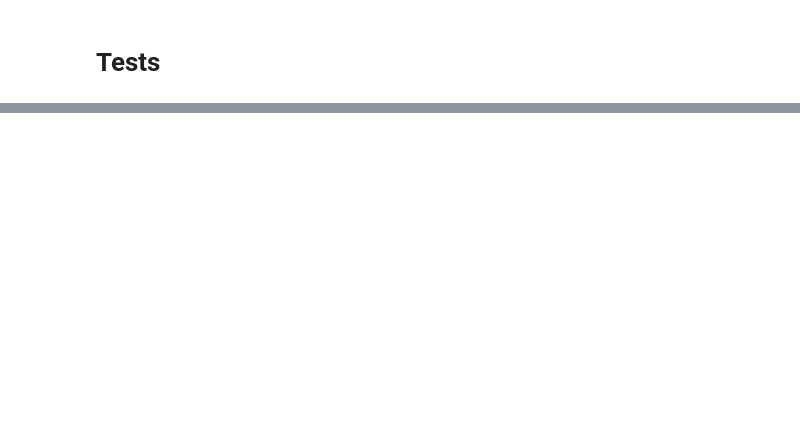
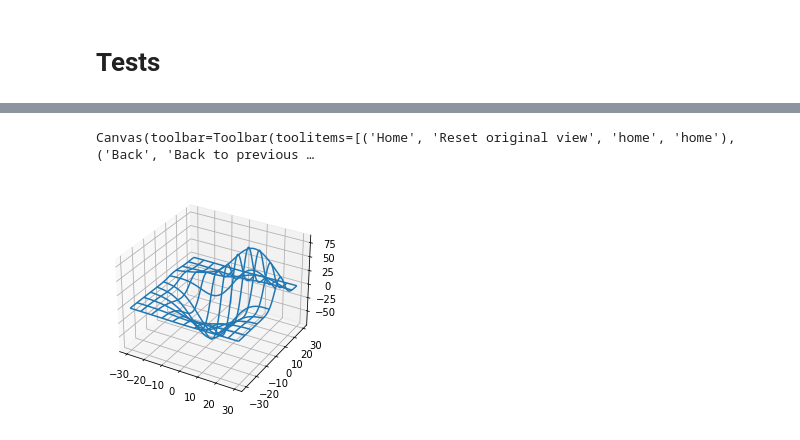
Before and after one commit to PatriceBt/ML_Gradient_descent_algorithm_from_basic_regression, a Jupyter notebook: Prjgd_Gradient_descent_algorithm_Simple_linear_model.ipynb, the cells around one changed output, grey strips where cells are left out. Cells and saved outputs as stored; diff of their text form; code cells hidden in the pictures; blank space fills up the shorter version.

```diff
--- a/Prjgd_Gradient_descent_algorithm_Simple_linear_model.ipynb
+++ b/Prjgd_Gradient_descent_algorithm_Simple_linear_model.ipynb
@@ -951,0 +1097,17 @@ for sample_cpt in range(samples_nb):
+# %%
+from mpl_toolkits.mplot3d import axes3d
+import matplotlib.pyplot as plt
+
+
+fig = plt.figure()
+ax = fig.add_subplot(111, projection='3d')
+
+# Grab some test data.
+Xg, Yg, Zg = axes3d.get_test_data(0.05)
+
+# Plot a basic wireframe.
+ax.plot_wireframe(Xg, Yg, Zg, rcount=10, ccount=10)
+plt.show()
+# %% [output]
+Canvas(toolbar=Toolbar(toolitems=[('Home', 'Reset original view', 'home', 'home'), ('Back', 'Back to previous …
+[figure, added]
```
Also changed, not shown: parts of 17 cells of this notebook.
